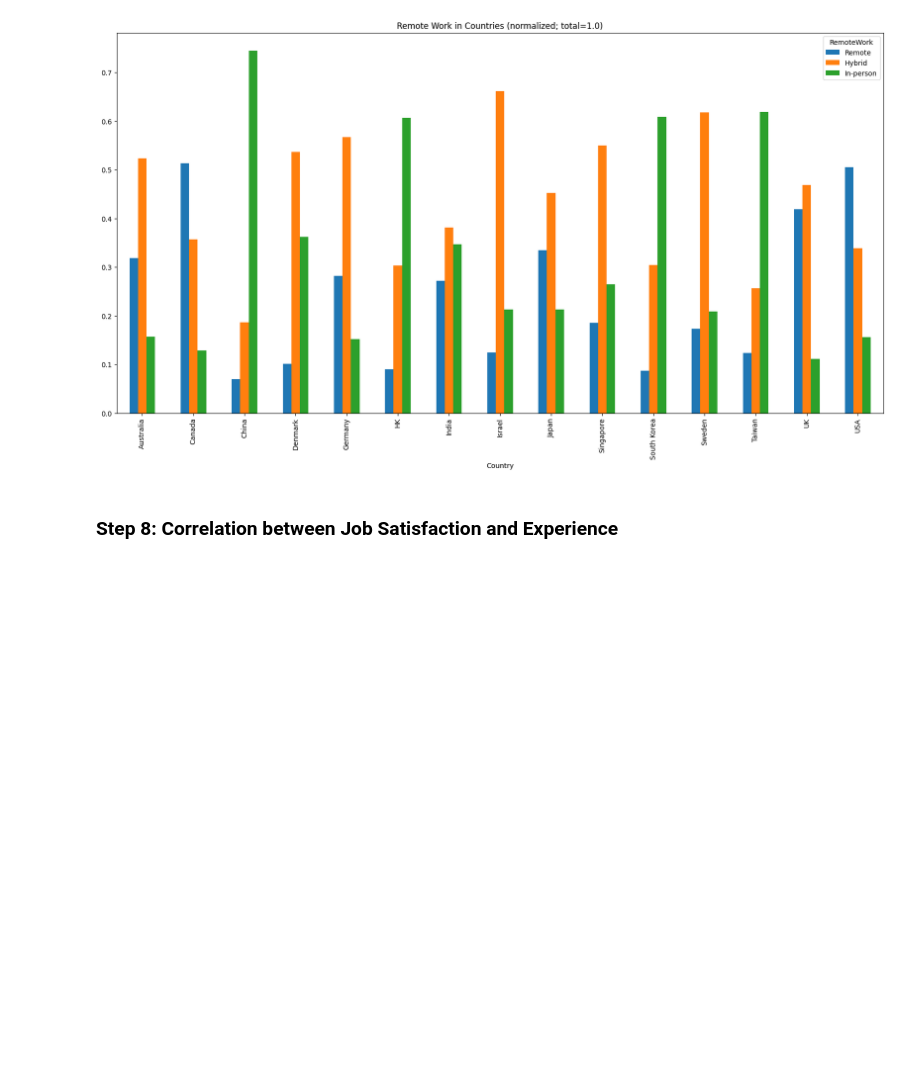
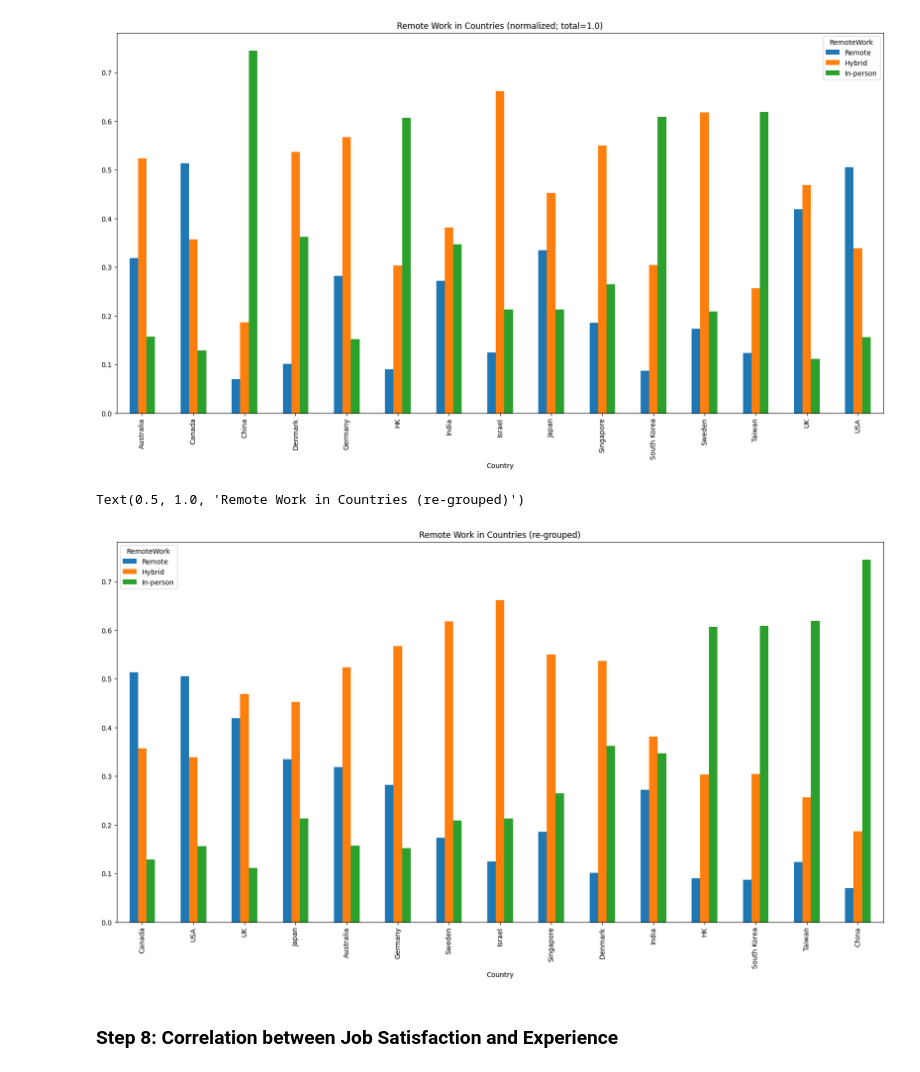
Before and after one commit to kingfaicl/DataAnRepo, a Jupyter notebook: Mod3_Lab 11 Finding How The Data is Distributed.ipynb, the cells around one changed output. Drawn from its saved outputs; the diff is of its cells as text; code cells hidden in the pictures; blank space fills up the shorter version.

Commit message:
Lab 13 (rev RemoteWork visual for 15 countries)

```diff
--- a/Mod3_Lab 11 Finding How The Data is Distributed.ipynb
+++ b/Mod3_Lab 11 Finding How The Data is Distributed.ipynb
@@ -238,6 +238,18 @@ plt.title('Remote Work in Countries (normalized; total=1.0)')
 # %% [output]
 Text(0.5, 1.0, 'Remote Work in Countries (normalized; total=1.0)')
 [figure]
+# %%
+# group similar countries together for easier comparison
+ct2 = ct.reindex([
+    'Canada', 'USA', 'UK', 'Japan', 'Australia',
+    'Germany', 'Sweden', 'Israel', 'Singapore', 'Denmark',
+    'India', 'HK', 'South Korea', 'Taiwan', 'China',
+])
+ct2.plot.bar(figsize = (20,10))
+plt.title('Remote Work in Countries (re-grouped)')
+# %% [output]
+Text(0.5, 1.0, 'Remote Work in Countries (re-grouped)')
+[figure, added]
 # %% [markdown]
 ### Step 8: Correlation between Job Satisfaction and Experience
 # %% [markdown]
```
Also changed, not shown: parts of 1 cell of this notebook.
